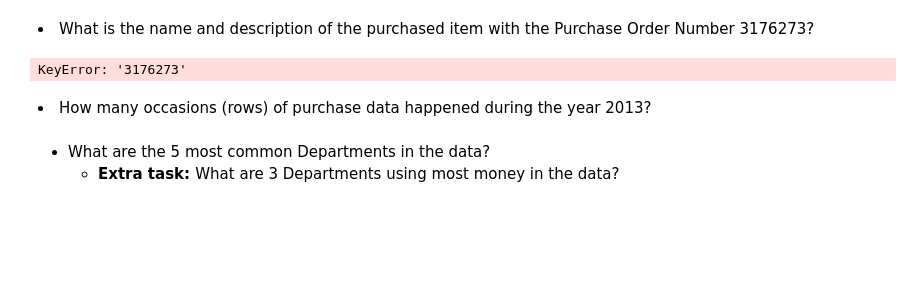
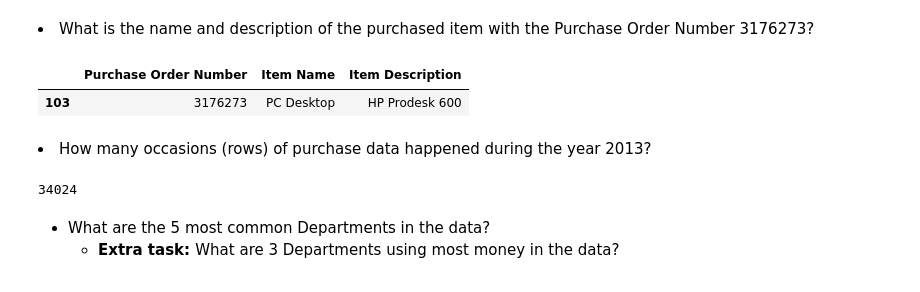
Before and after one commit to crypt0kitik/Introduction-to-Data-Analytics, a Jupyter notebook: Homework sets/SET 2/DataAnalyticsExerciseSet2.ipynb, the cells around one changed output. Cells and saved outputs as stored; diff of their text form; code cells hidden in the pictures; blank space fills up the shorter version.

```diff
--- a/Homework sets/SET 2/DataAnalyticsExerciseSet2.ipynb
+++ b/Homework sets/SET 2/DataAnalyticsExerciseSet2.ipynb
@@ -247,17 +249,18 @@ df
 # %%
 # produce the code that gets the needed name and description
 # get just one row based on row name
-row = df.loc["3176273"]
-
-# to_frame => prettier printing, transpose => flip columns and rows for easier reading
-row.to_frame().transpose()
+df[(df['Purchase Order Number'] == '3176273') & (df['Item Name']) & (df['Item Description'])][['Purchase Order Number','Item Name','Item Description']]
 # %% [output]
-KeyError: '3176273'
+|  | Purchase Order Number | Item Name | Item Description |
+| 103 | 3176273 | PC Desktop | HP Prodesk 600 |
 # %% [markdown]
 <li>How many occasions (rows) of purchase data happened during the year 2013?</li>
 # %%
 # produce the code that filters the needed data for year 2013
-df[df['Purchase Date'] == 2023].count()
+occasions_2013 = df['Purchase Date'].str.slice(6, 10).astype(int)
+occasions_2013[occasions_2013 == 2013] .count()
+# %% [output]
+34024
 # %% [markdown]
 <ul><li>What are the 5 most common Departments in the data?</li>
 <ul><li><b>Extra task: </b>What are 3 Departments using most money in the data?</li></ul>
```
Also changed, not shown: parts of 11 cells of this notebook.
